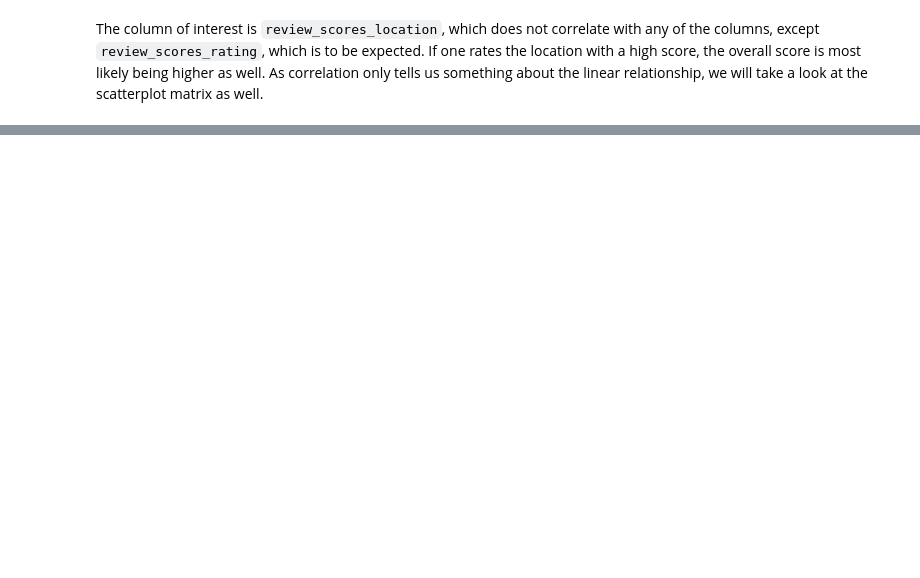
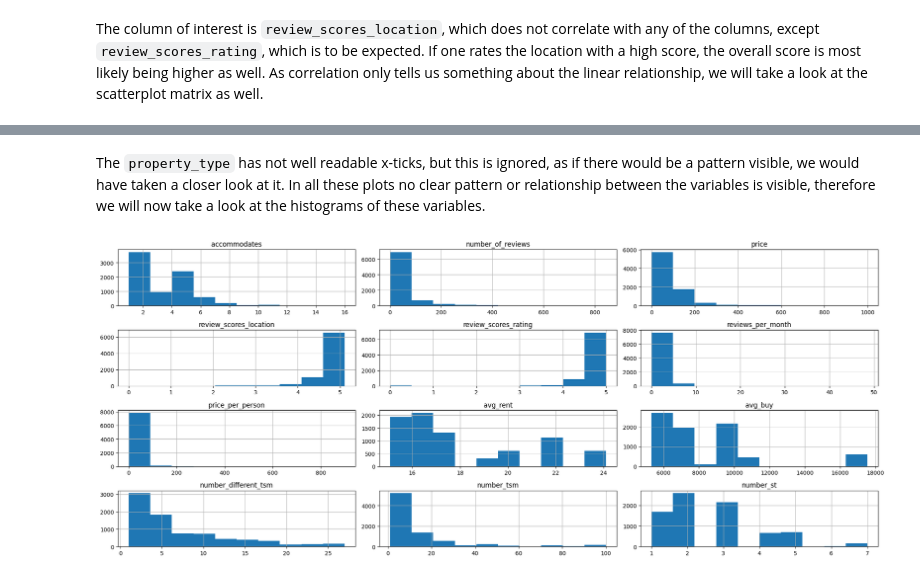
Before and after one commit to EderChri/DOPP, a Jupyter notebook: Group_17.ipynb, the cells around one changed output, grey strips where cells are left out. Drawn from its saved outputs; the diff is of its cells as text; code cells hidden in the pictures; blank space fills up the shorter version.

```diff
--- a/Group_17.ipynb
+++ b/Group_17.ipynb
@@ -592,0 +601,7 @@ model_data[model_data['review_scores_location']< 3]
+# %% [markdown]
+The `property_type` has not well readable x-ticks, but this is ignored, as if there would be a pattern visible, we would have taken a closer look at it. In all these plots no clear pattern or relationship between the variables is visible, therefore we will now take a look at the histograms of these variables.
+# %%
+ax_list = relevant_features_df.hist(layout=(5,3), figsize=(20,10))
+plt.tight_layout()
+# %% [output]
+[figure, added]
```
Also changed, not shown: parts of 35 cells of this notebook.
